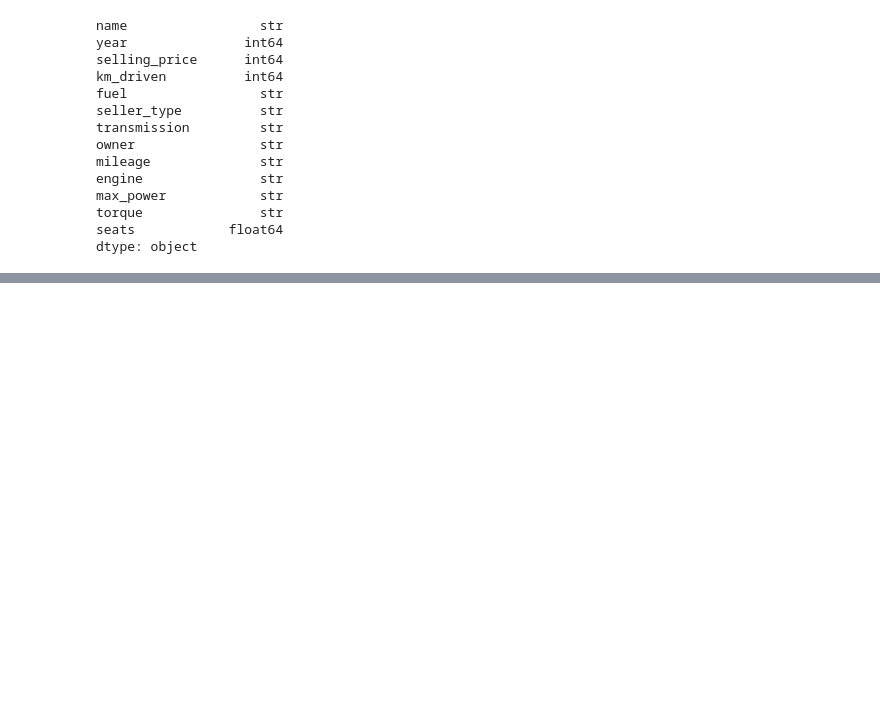
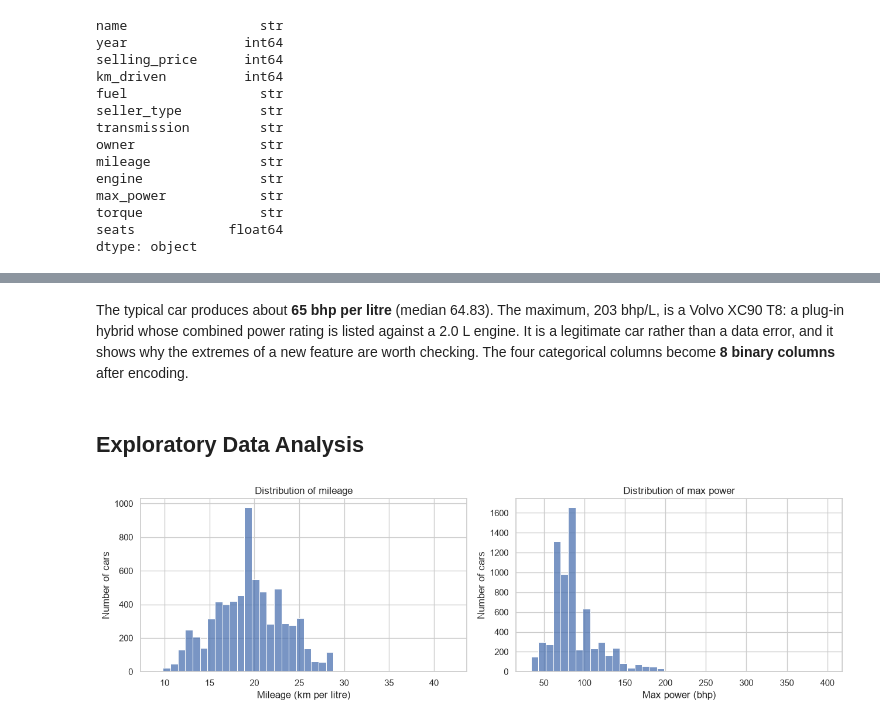
Before and after one commit to DavisenV/PROG8245-Lab2-Tidying_Cleaning_Imputation_Outlier-Detection, a Jupyter notebook: src/car_section.ipynb, the cells around one changed output, grey strips where cells are left out. Saved outputs shown, nothing was run; the diff lists cells and outputs as text; code cells hidden in the pictures; blank space fills up the shorter version.

```diff
--- a/src/car_section.ipynb
+++ b/src/car_section.ipynb
@@ -84,0 +389,6 @@ cars_raw.tail()
+# %%
+cars_clean = add_power_per_litre(cars_clean)
+print(cars_clean["power_per_litre"].describe().round(2))
+
+# Always check the extremes of a new feature, because that is where bugs and oddities show up
+cars_clean.nlargest(3, "power_per_litre")[["name", "engine_cc", "max_power_bhp", "power_per_litre"]]
@@ -84,0 +420,14 @@ cars_raw.tail()
+# %% [markdown]
+The typical car produces about **65 bhp per litre** (median 64.83). The maximum, 203 bhp/L, is a Volvo XC90 T8: a plug-in hybrid whose combined power rating is listed against a 2.0 L engine. It is a legitimate car rather than a data error, and it shows why the extremes of a new feature are worth checking. The four categorical columns become **8 binary columns** after encoding.
+# %% [markdown]
+## **Exploratory Data Analysis**
+# %%
+fig, axes = plt.subplots(1, 2, figsize=(13, 4))
+sns.histplot(cars_clean["mileage_kmpl"], bins=40, ax=axes[0])
+axes[0].set(title="Distribution of mileage", xlabel="Mileage (km per litre)", ylabel="Number of cars")
+sns.histplot(cars_clean["max_power_bhp"], bins=40, ax=axes[1])
+axes[1].set(title="Distribution of max power", xlabel="Max power (bhp)", ylabel="Number of cars")
+plt.tight_layout()
+plt.show()
+# %% [output]
+[figure, added]
```
Also changed, not shown: parts of 62 cells of this notebook.
